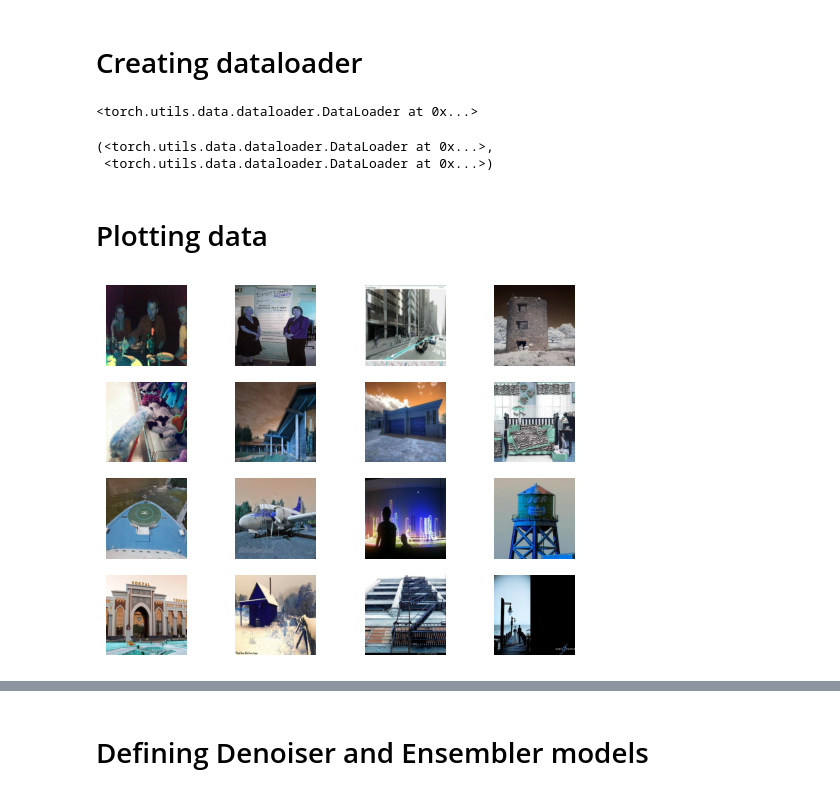
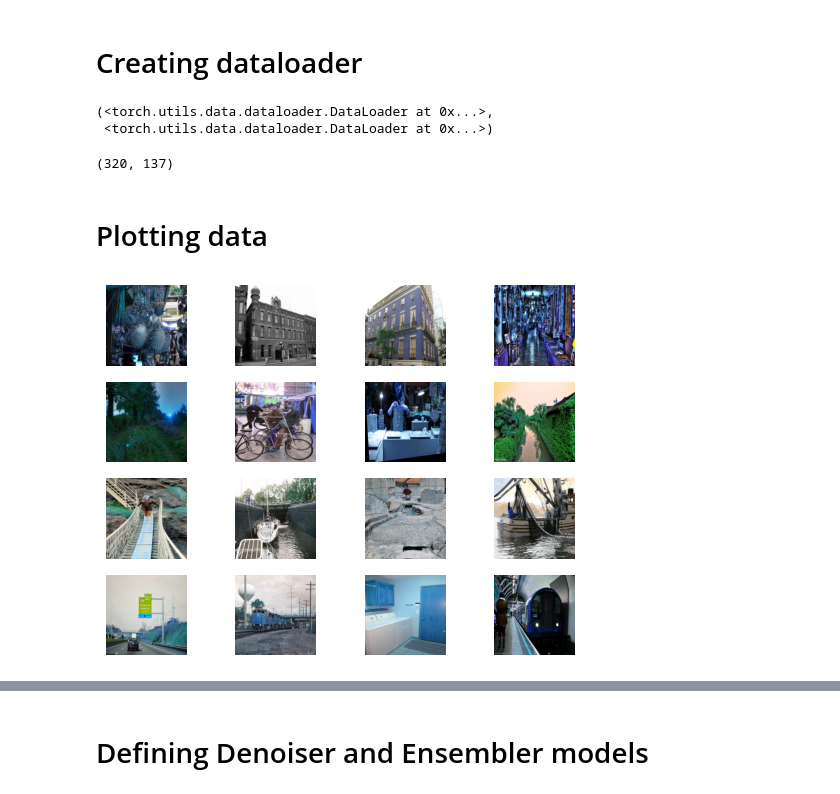
Before and after one commit to rounak890/MADETFE, a Jupyter notebook: Train_notebook.ipynb, the cells around one changed output, grey strips where cells are left out. Cells and saved outputs as stored; diff of their text form; code cells hidden in the pictures.

```diff
--- a/Train_notebook.ipynb
+++ b/Train_notebook.ipynb
@@ -132,10 +105,10 @@ Deleted images with incorrect number of dims : 79
 from pathlib import Path
 import pandas as pd
 
-path0 = Path("data/val_256/")
-path = Path("neww/masks")
-path2 = Path("neww/out_path")
-path3 = Path("neww/test_images")
+path0 = Path("data/val_256/") # For the original imgs
+path = Path("final_train_data/masks") # for the masks
+path2 = Path("final_train_data/out_path") # for the MAT infered imgs
+path3 = Path("final_train_data/test_images") # For the LaMa infered imgs
 
 l0 = list(path0.glob("*.jpg"))
 l1 = list(path.glob("*.jpg"))
@@ -153,7 +126,7 @@ print(len(l0),len(l1), len(l2), len(l3))
 # checking path brekdown(depends on your setup)
 # %%
 from pathlib import Path
-meow = Path('/content/neww/train_images_20_each/')
+meow = Path('/content/final_train_data/train_images_20_each/')
 imgs =  list(meow.glob("*.jpg"))
 
 for i in imgs:
@@ -241,7 +306,7 @@ class inpainting_dataset(Dataset):
 # %%
 from torchvision import transforms
 from pathlib import Path
-path = Path("/content/data/val_256/")
+path = Path("/content/final_train_data/train_images_20_each/")
 
 transform = transforms.Compose([
     transforms.Resize((256,256)),
@@ -251,7 +316,7 @@ transform = transforms.Compose([
 # creating dataset
 # %%
 # making the train and test dataset
-train_dataset = inpainting_dataset(path, transform = transform, split = "train")
-test_dataset = inpainting_dataset(path, transform = transform, split = "test")
+train_dataset = InpaintingDataset(path, transform = transform, split = "train")
+test_dataset = InpaintingDataset(path, transform = transform, split = "test")
 train_dataset, test_dataset
 # %% [output]
@@ -265,10 +360,5 @@ dataset
 # %% [markdown]
 # Creating dataloader
-# %%
-dataloader = DataLoader(dataset, batch_size = 16,shuffle = False)
-dataloader
-# %% [output]
-<torch.utils.data.dataloader.DataLoader at 0x...>
 # %%
 # making the dataloaders
 train_dataloader = DataLoader(train_dataset, batch_size = 16, shuffle = True)
@@ -277,17 +367,22 @@ train_dataloader, test_dataloader
 # %% [output]
 (<torch.utils.data.dataloader.DataLoader at 0x...>,
  <torch.utils.data.dataloader.DataLoader at 0x...>)
+# %%
+len(train_dataloader), len(test_dataloader)
+# %% [output]
+(320, 137)
 # %% [markdown]
 # Plotting data
 # %%
 import torch
 import matplotlib.pyplot as plt
 # exploringg some data
-z = next(iter(dataloader))
+z = next(iter(train_dataloader))
 
-for i in range (16):
+for i in range(16):
   plt.subplot(4,4,i+1)
   plt.axis("off")
-  plt.imshow(z[2][i].detach().numpy())
+  # Permute back to (H, W, C) for plotting with matplotlib
+  plt.imshow(z[2][i].permute(1, 2, 0).detach().numpy().astype('uint8')) # Convert to uint8 for imshow
 # %% [output]
-[figure, old version]
+[figure, new version]
```
Also changed, not shown: parts of 27 cells of this notebook, 16 other files.
